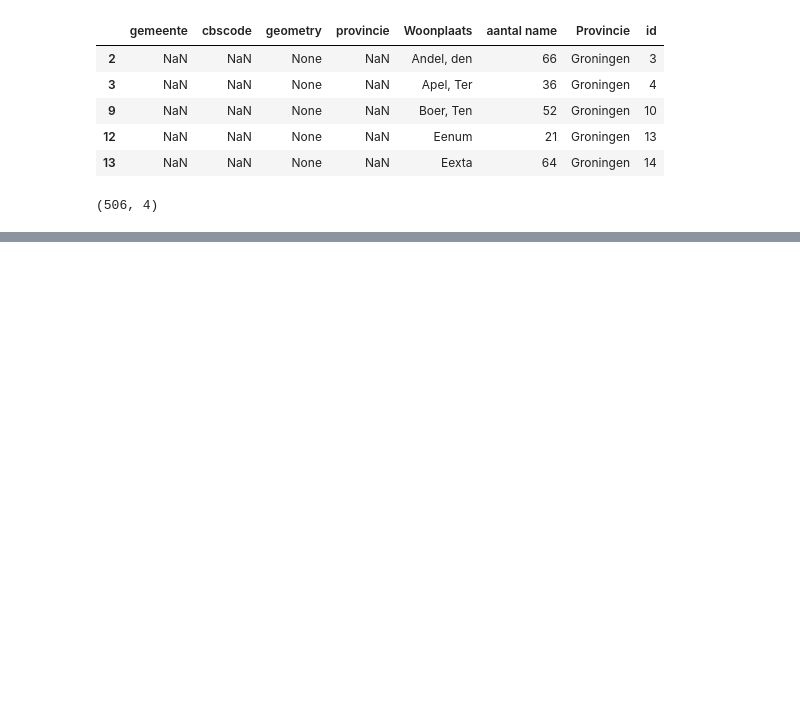
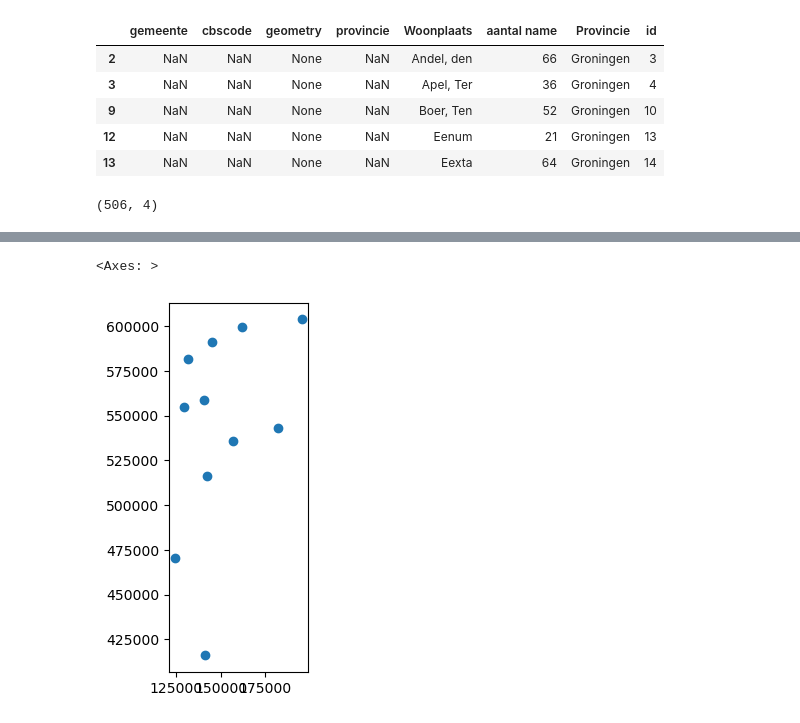
Before and after one commit to Morrizzzzz/aprilbeweging_map, a Jupyter notebook: map_1853_convertion.ipynb, the cells around one changed output, grey strips where cells are left out. Cells and saved outputs as stored; diff of their text form; code cells hidden in the pictures; blank space fills up the shorter version.

```diff
--- a/map_1853_convertion.ipynb
+++ b/map_1853_convertion.ipynb
@@ -279,0 +687,10 @@ geocode_matched.shape
+# %%
+# blijkt dat niet alle punten in een polygoon liggen...
+
+geocode_wrong = points_with_poly[points_with_poly["cbscode"].isna()]
+geocode_right = points_with_poly[points_with_poly["cbscode"].notna()]
+# %%
+geocode_wrong.plot()
+# %% [output]
+<Axes: >
+[figure, added]
```
Also changed, not shown: parts of 63 cells of this notebook.
